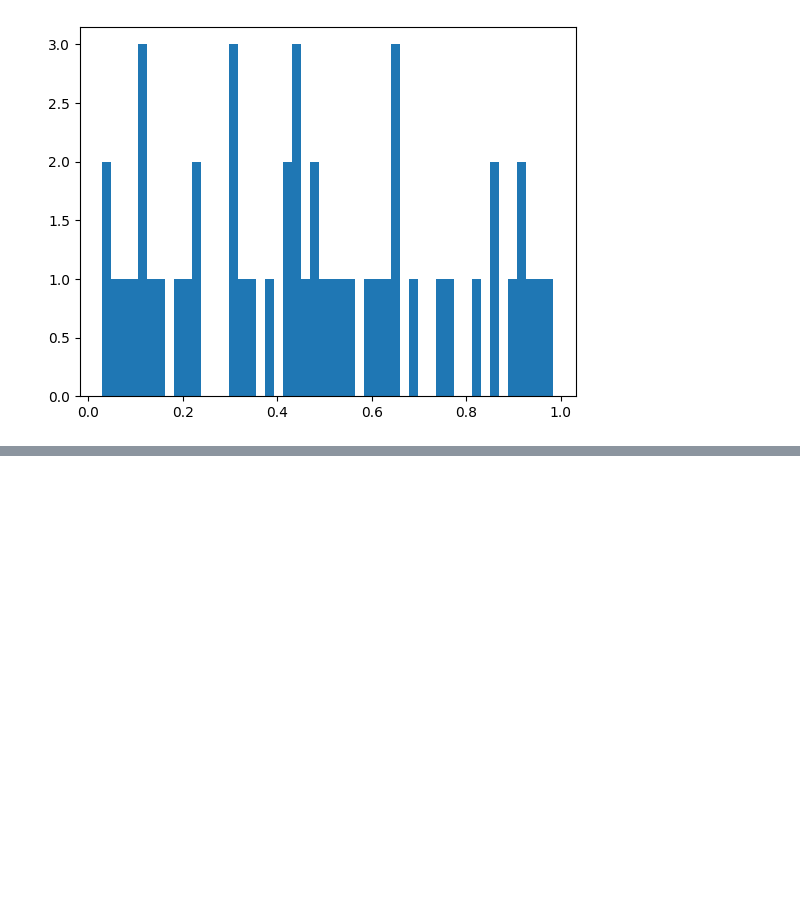
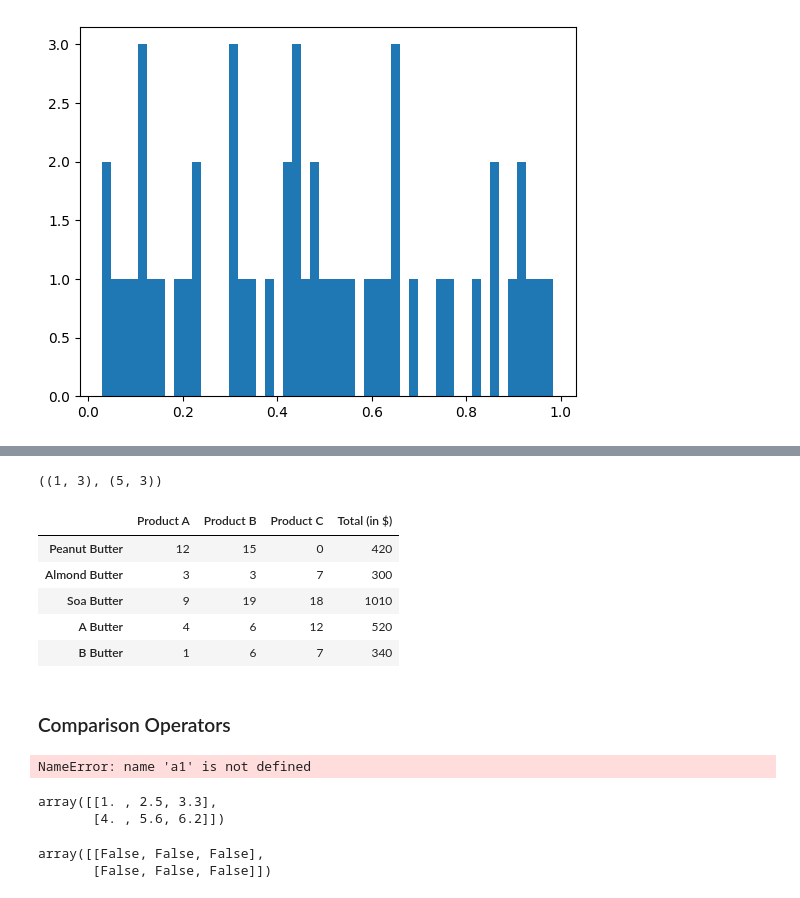
Before and after one commit to abasu1996/intelligentMe, a Jupyter notebook: deeplearning/brainnumpy.ipynb, the cells around one changed output, grey strips where cells are left out. Drawn from its saved outputs; the diff is of its cells as text; code cells hidden in the pictures; blank space fills up the shorter version.

```diff
--- a/deeplearning/brainnumpy.ipynb
+++ b/deeplearning/brainnumpy.ipynb
@@ -559,0 +618,5 @@ plt.show()
+# %%
+sales_amount_df
+sales_amount_df.dropna(axis=1,inplace=True)
+
+sales_amount_df
@@ -559,0 +630,30 @@ plt.show()
+# %%
+prices_df.shape,sales_amount_df.shape
+# %% [output]
+((1, 3), (5, 3))
+# %%
+sales_amount_df["Total (in $)"] = sales_amount_df.dot(prices_df.T)
+sales_amount_df
+# %% [output]
+|  | Product A | Product B | Product C | Total (in $) |
+| Peanut Butter | 12 | 15 | 0 | 420 |
+| Almond Butter | 3 | 3 | 7 | 300 |
+| Soa Butter | 9 | 19 | 18 | 1010 |
+| A Butter | 4 | 6 | 12 | 520 |
+| B Butter | 1 | 6 | 7 | 340 |
+# %% [markdown]
+### Comparison Operators
+# %%
+a1
+# %% [output]
+NameError: name 'a1' is not defined
+# %%
+a2
+# %% [output]
+array([[1. , 2.5, 3.3],
+       [4. , 5.6, 6.2]])
+# %%
+a1 > a2
+# %% [output]
+array([[False, False, False],
+       [False, False, False]])
```
Also changed, not shown: parts of 42 cells of this notebook, 11 other files.
